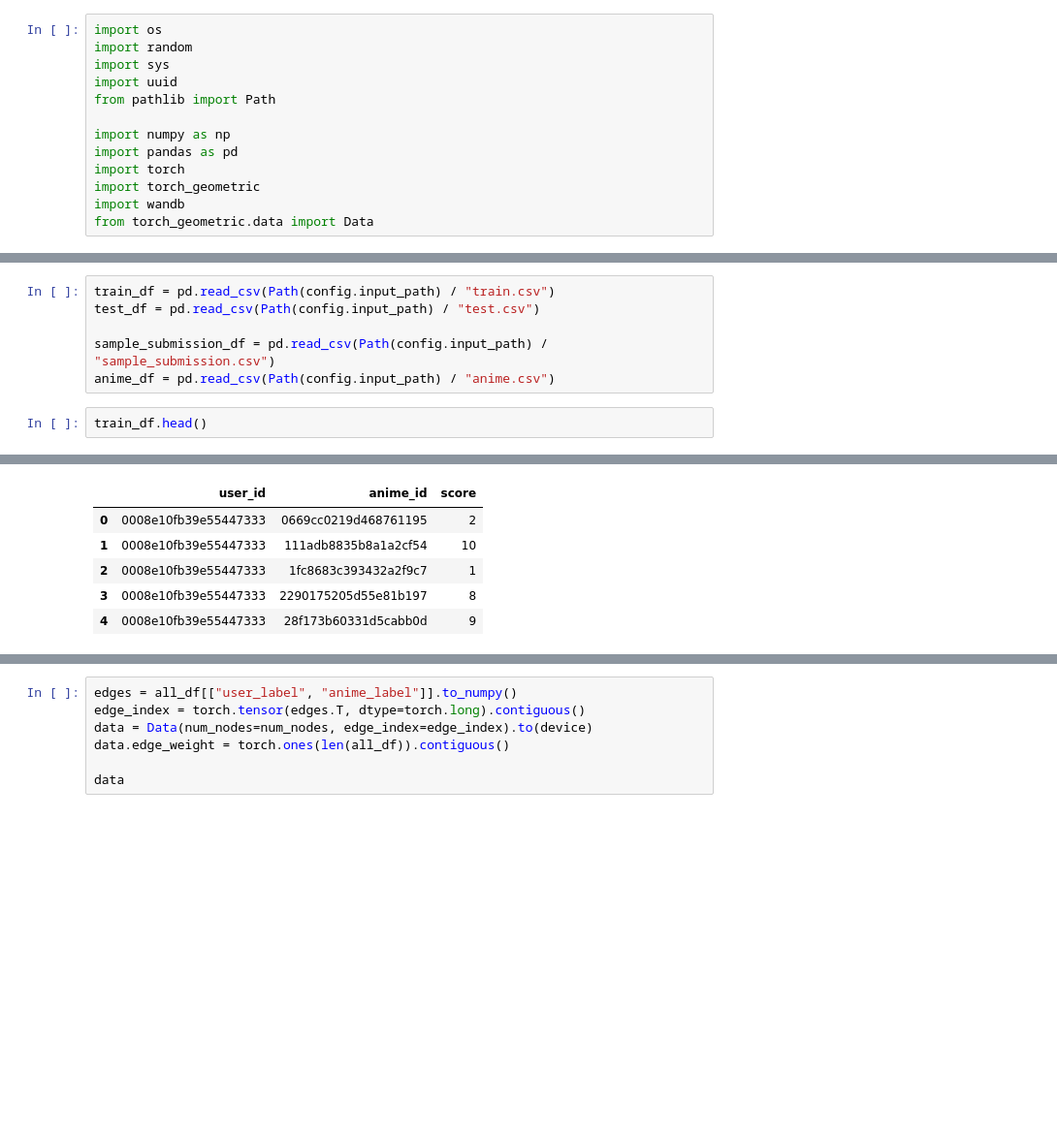
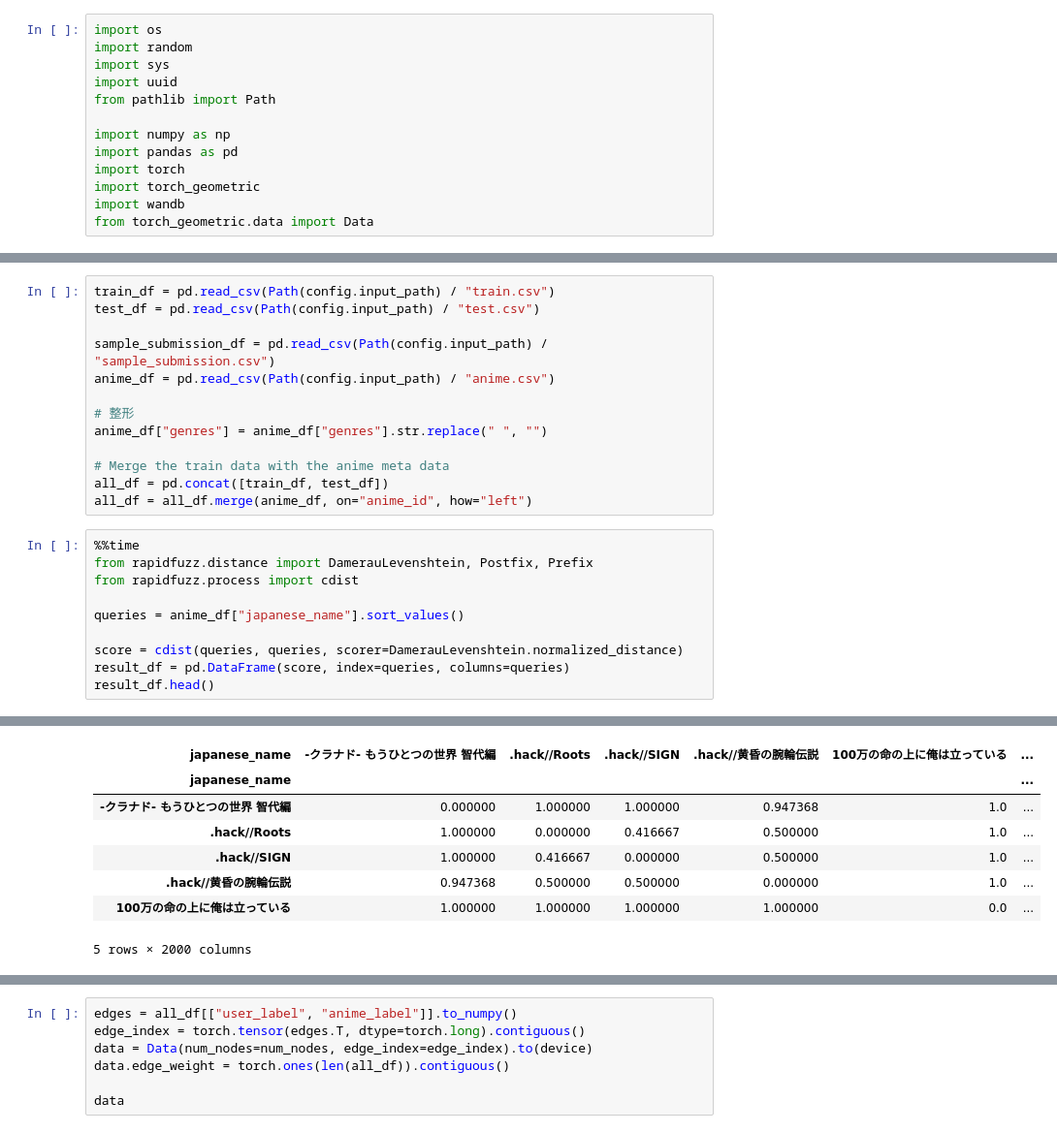
Before and after one commit to unonao/atmacup-15, a Jupyter notebook: notebook/baseline.ipynb, the cells around one changed output, grey strips where cells are left out. Shown at 97% size. Cells and saved outputs as stored; diff of their text form; blank space fills up the shorter version.

```diff
--- a/notebook/baseline.ipynb
+++ b/notebook/baseline.ipynb
@@ -38,6 +38,21 @@ test_df = pd.read_csv(Path(config.input_path) / "test.csv")
 
 sample_submission_df = pd.read_csv(Path(config.input_path) / "sample_submission.csv")
 anime_df = pd.read_csv(Path(config.input_path) / "anime.csv")
+
+# 整形
+anime_df["genres"] = anime_df["genres"].str.replace(" ", "")
+
+# Merge the train data with the anime meta data
+all_df = pd.concat([train_df, test_df])
+all_df = all_df.merge(anime_df, on="anime_id", how="left")
 # %%
-train_df.head()
+%%time
+from rapidfuzz.distance import DamerauLevenshtein, Postfix, Prefix
+from rapidfuzz.process import cdist
+
+queries = anime_df["japanese_name"].sort_values()
+
+score = cdist(queries, queries, scorer=DamerauLevenshtein.normalized_distance)
+result_df = pd.DataFrame(score, index=queries, columns=queries)
+result_df.head()
 # %% [output]
@@ -44,6 +61,8 @@ train_df.head()
-|  | user_id | anime_id | score |
-| 0 | 0008e10fb39e55447333 | 0669cc0219d468761195 | 2 |
-| 1 | 0008e10fb39e55447333 | 111adb8835b8a1a2cf54 | 10 |
-| 2 | 0008e10fb39e55447333 | 1fc8683c393432a2f9c7 | 1 |
-| 3 | 0008e10fb39e55447333 | 2290175205d55e81b197 | 8 |
-| 4 | 0008e10fb39e55447333 | 28f173b60331d5cabb0d | 9 |
+| japanese_name | -クラナド- もうひとつの世界 智代編 | .hack//Roots | .hack//SIGN | .hack//黄昏の腕輪伝説 | 100万の命の上に俺は立っている | ... |
+| japanese_name |  |  |  |  |  | ... |
+| -クラナド- もうひとつの世界 智代編 | 0.000000 | 1.000000 | 1.000000 | 0.947368 | 1.0 | ... |
+| .hack//Roots | 1.000000 | 0.000000 | 0.416667 | 0.500000 | 1.0 | ... |
+| .hack//SIGN | 1.000000 | 0.416667 | 0.000000 | 0.500000 | 1.0 | ... |
+| .hack//黄昏の腕輪伝説 | 0.947368 | 0.500000 | 0.500000 | 0.000000 | 1.0 | ... |
+| 100万の命の上に俺は立っている | 1.000000 | 1.000000 | 1.000000 | 1.000000 | 0.0 | ... |
+5 rows × 2000 columns
```
Also changed, not shown: parts of 8 cells of this notebook, 4 other files.
